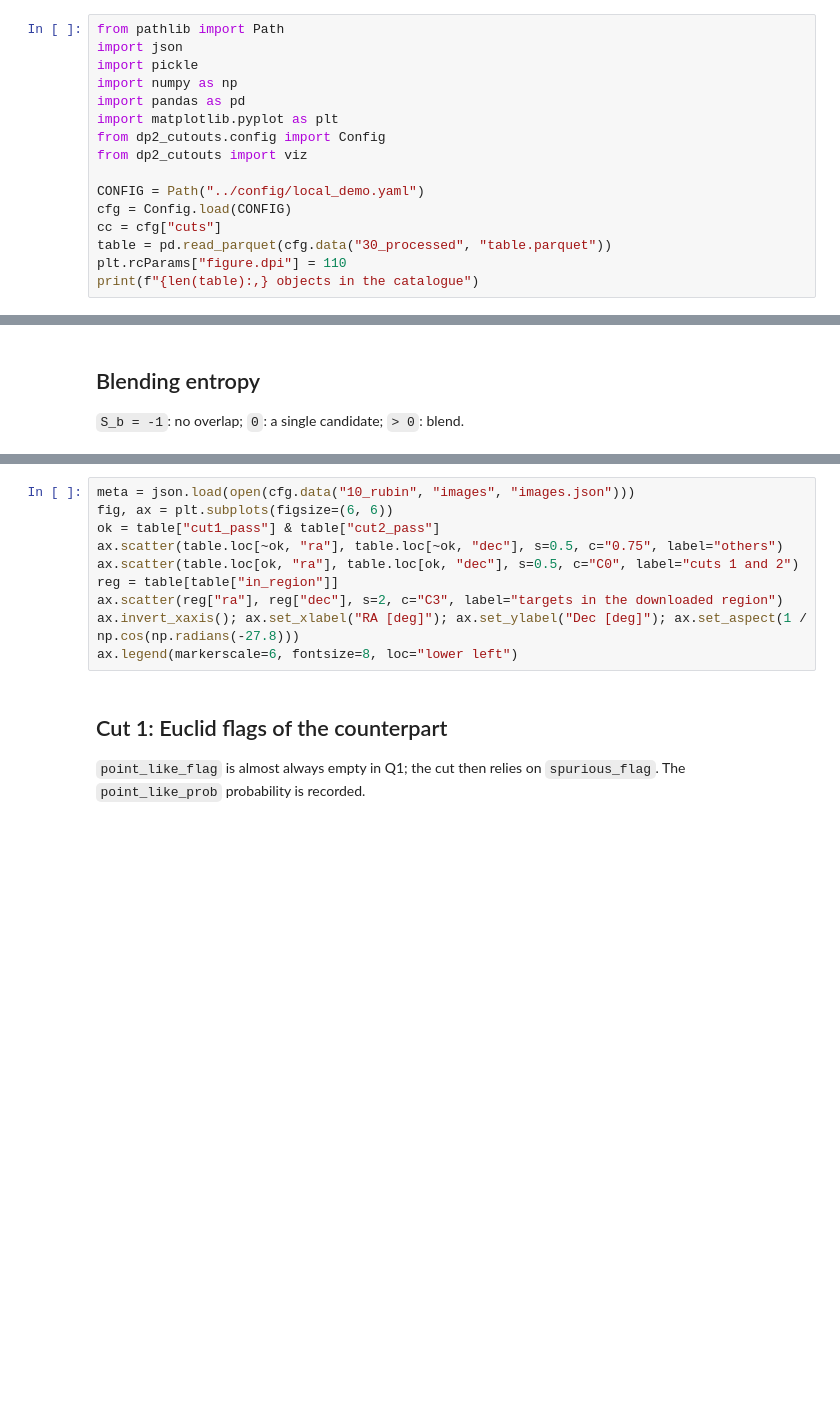
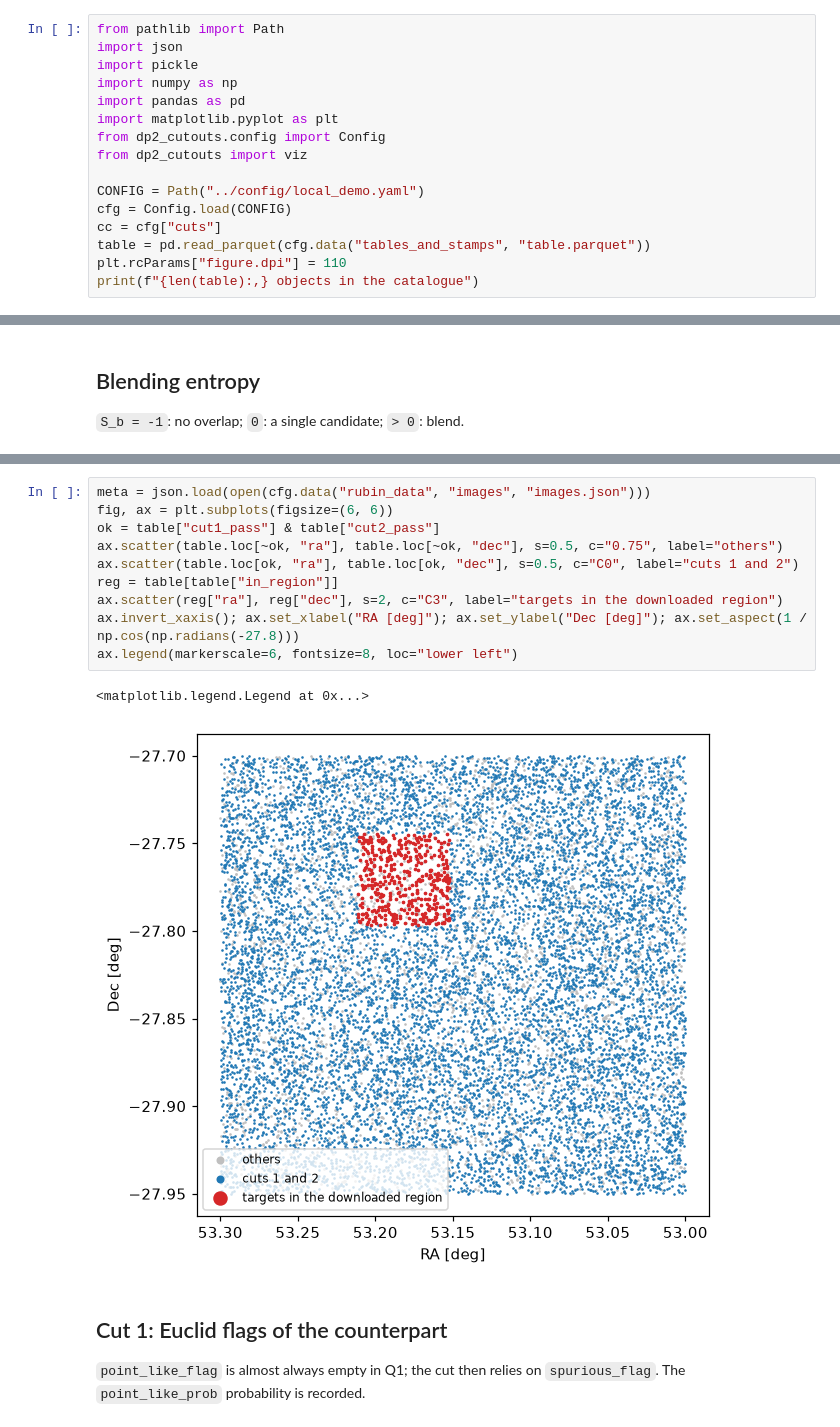
Before and after one commit to lialammert/DP2-cutouts, a Jupyter notebook: notebooks/01_catalogs.ipynb, the cells around one changed output, grey strips where cells are left out. Saved outputs shown, nothing was run; the diff lists cells and outputs as text; blank space fills up the shorter version.

```diff
--- a/notebooks/01_catalogs.ipynb
+++ b/notebooks/01_catalogs.ipynb
@@ -19,6 +19,6 @@ from dp2_cutouts import viz
 CONFIG = Path("../config/local_demo.yaml")
 cfg = Config.load(CONFIG)
 cc = cfg["cuts"]
-table = pd.read_parquet(cfg.data("30_processed", "table.parquet"))
+table = pd.read_parquet(cfg.data("tables_and_stamps", "table.parquet"))
 plt.rcParams["figure.dpi"] = 110
 print(f"{len(table):,} objects in the catalogue")
@@ -41,13 +45,16 @@ plt.tight_layout()
 # %%
-meta = json.load(open(cfg.data("10_rubin", "images", "images.json")))
+meta = json.load(open(cfg.data("rubin_data", "images", "images.json")))
 fig, ax = plt.subplots(figsize=(6, 6))
 ok = table["cut1_pass"] & table["cut2_pass"]
 ax.scatter(table.loc[~ok, "ra"], table.loc[~ok, "dec"], s=0.5, c="0.75", label="others")
 ax.scatter(table.loc[ok, "ra"], table.loc[ok, "dec"], s=0.5, c="C0", label="cuts 1 and 2")
 reg = table[table["in_region"]]
 ax.scatter(reg["ra"], reg["dec"], s=2, c="C3", label="targets in the downloaded region")
 ax.invert_xaxis(); ax.set_xlabel("RA [deg]"); ax.set_ylabel("Dec [deg]"); ax.set_aspect(1 / np.cos(np.radians(-27.8)))
 ax.legend(markerscale=6, fontsize=8, loc="lower left")
+# %% [output]
+<matplotlib.legend.Legend at 0x...>
+[figure, added]
 # %% [markdown]
 ## Cut 1: Euclid flags of the counterpart
 
```
Also changed, not shown: parts of 8 cells of this notebook, 18 other files.
